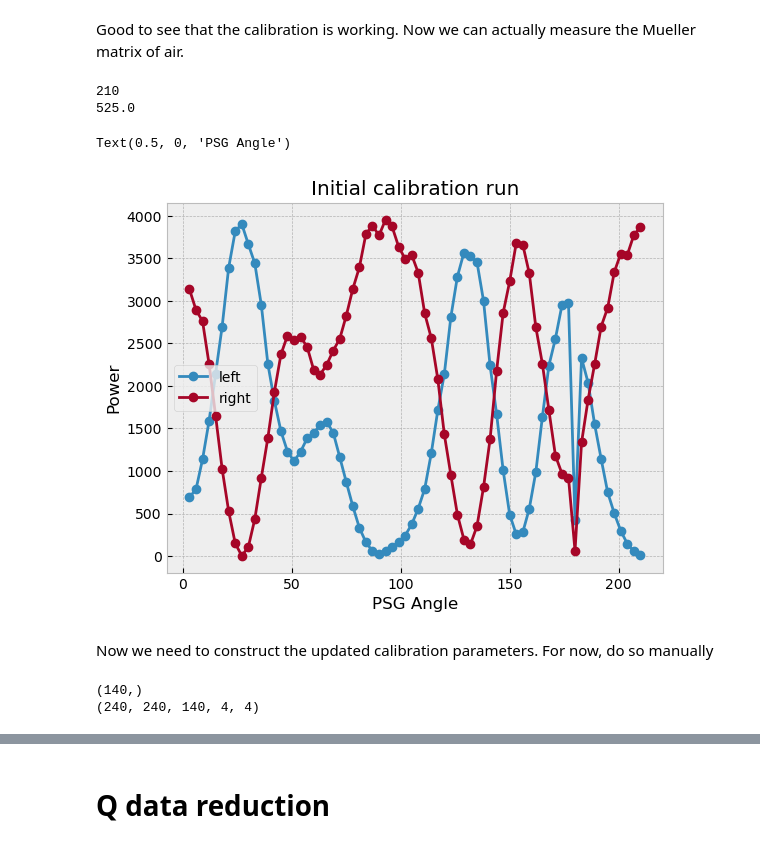
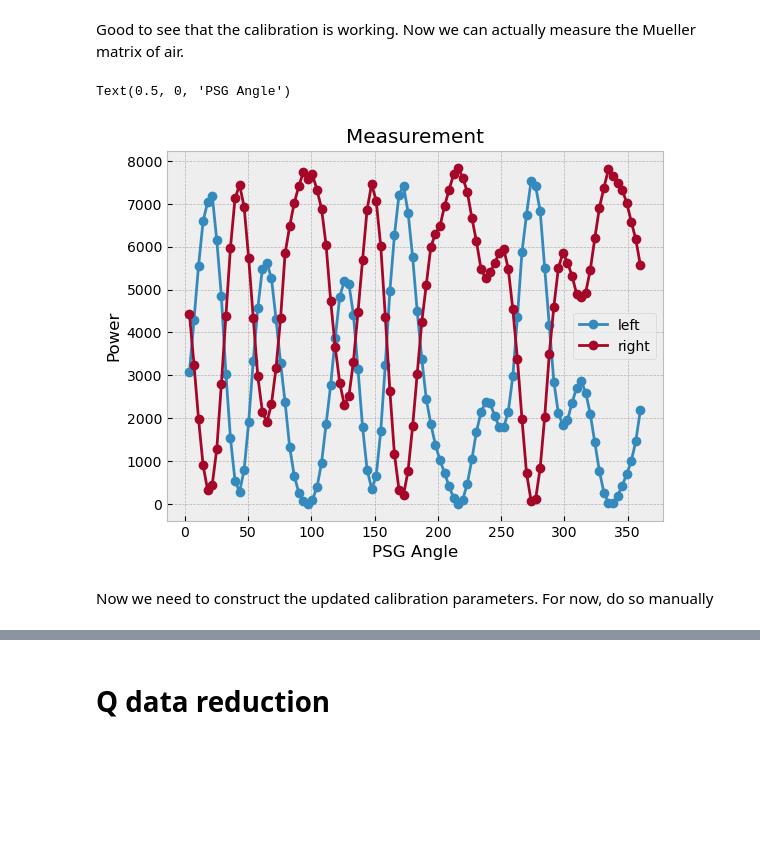
Before and after one commit to UCSB-Exoplanet-Polarimetry-Lab/derp_control, a Jupyter notebook: prototype_calibration.ipynb, the cells around one changed output, grey strips where cells are left out. Saved outputs shown, nothing was run; the diff lists cells and outputs as text; code cells hidden in the pictures; blank space fills up the shorter version.

```diff
--- a/prototype_calibration.ipynb
+++ b/prototype_calibration.ipynb
@@ -128,7 +109,7 @@ class Experiment:
     def __init__(self, cam, psg, psa,
                  psg_pol_angle=0, psg_wvp_angle=0, psg_wvp_ret=np.pi/2,
                  psa_pol_angle=0, psa_wvp_angle=0, psa_wvp_ret=np.pi/2,
-                 dark=None, cxr=200, cyr=390, cxl=200, cyl=195, cut=120):
+                 dark=None, cxr=200, cyr=387, cxl=200, cyl=195, cut=120):
 
         # initialize the hardware
         self.cam = cam
@@ -272,9 +254,9 @@ air_test = Experiment(cam, psg_stg, psa_stg, dark=dark)
 # %% [markdown]
 Next we invoke the measurement method, which takes step sizes for the PSG and PSA, and the number of steps to take. The images and angular steps are saved internally.
 # %%
-ANGULAR_STEP = 3
+ANGULAR_STEP = 3.6
 ANGULAR_RATIO = 2.5
-N_MEASUREMENTS = 70
+N_MEASUREMENTS = 50
 
 psg_step = ANGULAR_STEP
 psa_step = ANGULAR_STEP * ANGULAR_RATIO
@@ -489,28 +513,25 @@ plot_square(M * mask[..., None, None] / M[..., 0, 0, None, None], title="Dual Ch
 # %% [markdown]
 Good to see that the calibration is working. Now we can actually measure the Mueller matrix of air.
 # %%
-air_measure = Experiment(cam, psg_stg, psa_stg, dark=dark)
+air_measure = Experiment(cam, psg_stg, psa_stg, dark=dark, cut=cut,
+                         cxl=cxl, cxr=cxr, cyl=cyl, cyr=cyr)
 # %%
+N_MEASUREMENTS = 100
 air_measure.measurement(psg_step, psa_step, N_MEASUREMENTS)
 # %%
-prior_psg_motion = air_test.psg_positions_relative[-1]
-prior_psa_motion = air_test.psa_positions_relative[-1]
-print(prior_psg_motion)
-print(prior_psa_motion)
+prior_psg_motion = air_test_calibrated.psg_positions_relative[-1]
+prior_psa_motion = air_test_calibrated.psa_positions_relative[-1]
-# %% [output]
-210
-525.0
 # %%
 plt.style.use("bmh")
-plt.title("Initial calibration run")
+plt.title("Measurement")
 plt.plot(air_measure.psg_positions_relative, air_measure.mean_power_left, label='left', marker='o')
 plt.plot(air_measure.psg_positions_relative, air_measure.mean_power_right, label='right', marker='o')
 plt.legend()
 plt.ylabel('Power')
 plt.xlabel('PSG Angle')
 # %% [output]
 Text(0.5, 0, 'PSG Angle')
-[figure, old version]
+[figure, new version]
 # %% [markdown]
 Now we need to construct the updated calibration parameters. For now, do so manually
 # %%
@@ -521,9 +542,6 @@ air_measure.psa_pol_angle = results.x[3]
 air_measure.psa_starting_angle = np.degrees(results.x[4]) + prior_psa_motion
 air_measure.psa_wvp_ret = results.x[5]
 # %%
-M_measure = measure_from_experiment(air_measure, channel="dual")
+M_measure = measure_from_experiment(air_measure, channel="left")
-# %% [output]
-(140,)
-(240, 240, 140, 4, 4)
 # %%
 plt.style.use("default")
```
Also changed, not shown: parts of 30 cells of this notebook, 1 other file.
